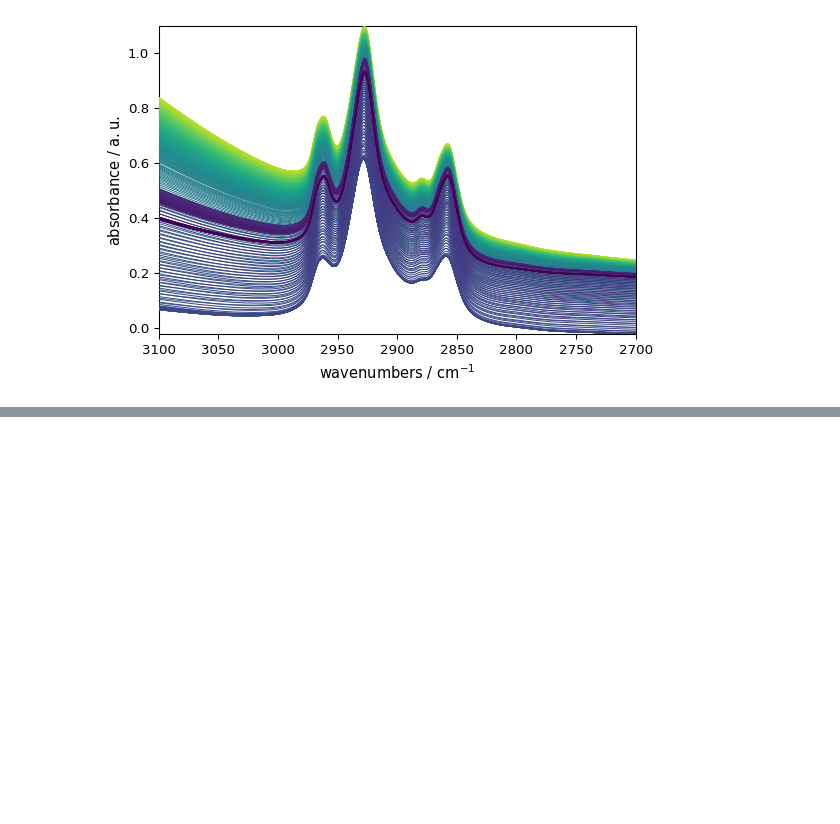
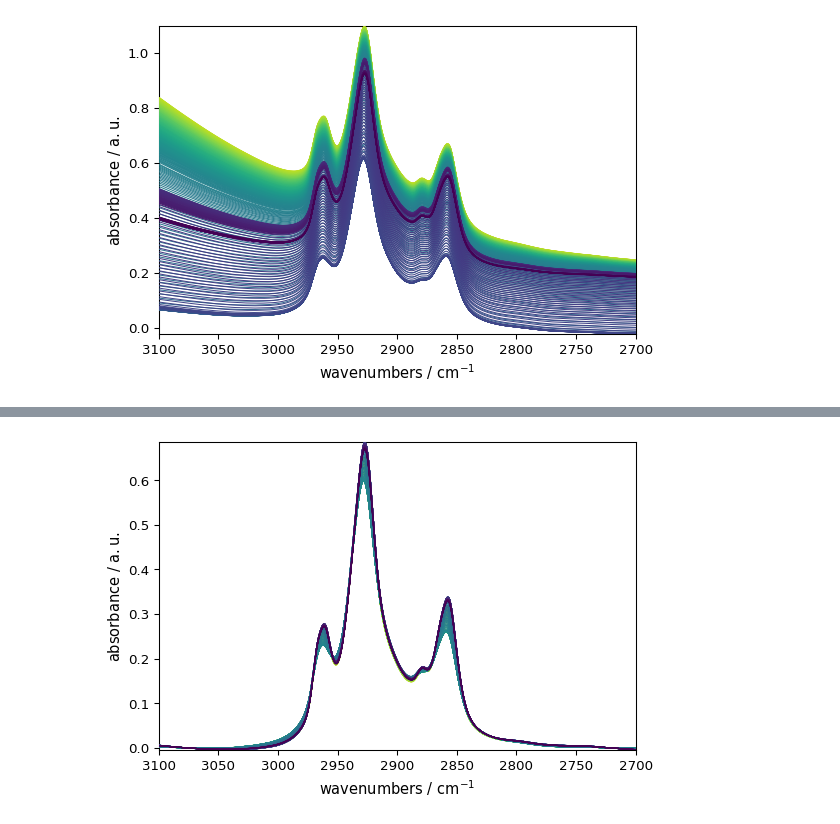
Before and after one commit to atravert/jihane-octeo, a Jupyter notebook: main.ipynb, the cells around one changed output, grey strips where cells are left out. Drawn from its saved outputs; the diff is of its cells as text; code cells hidden in the pictures; blank space fills up the shorter version.

```diff
--- a/main.ipynb
+++ b/main.ipynb
@@ -26,2 +33,7 @@ bl.plot()
+# %%
+bl.fit(B[:362.])
+_ = bl.corrected.plot()
+# %% [output]
+[figure, added]
 # %%
 areas = scp.trapezoid(bl.corrected)
```
Also changed, not shown: parts of 20 cells of this notebook.
